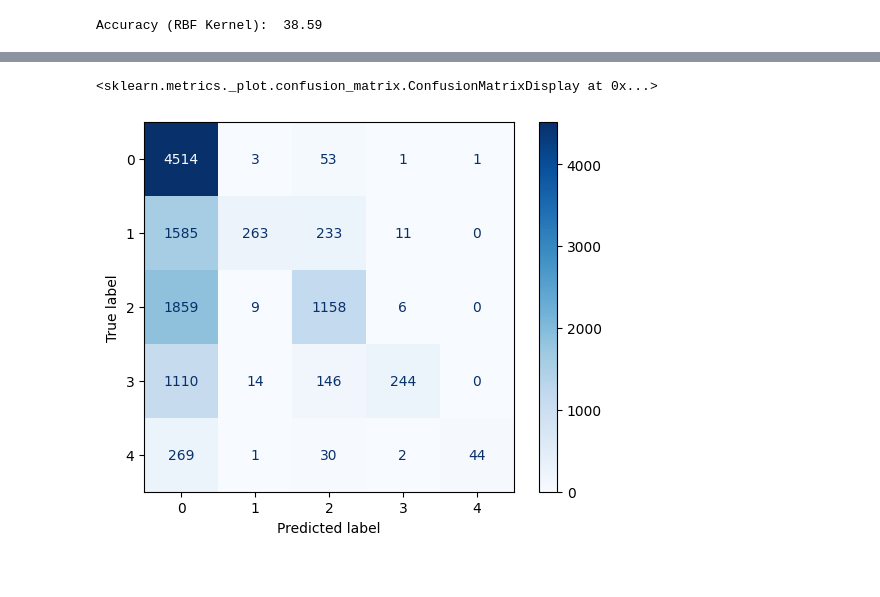
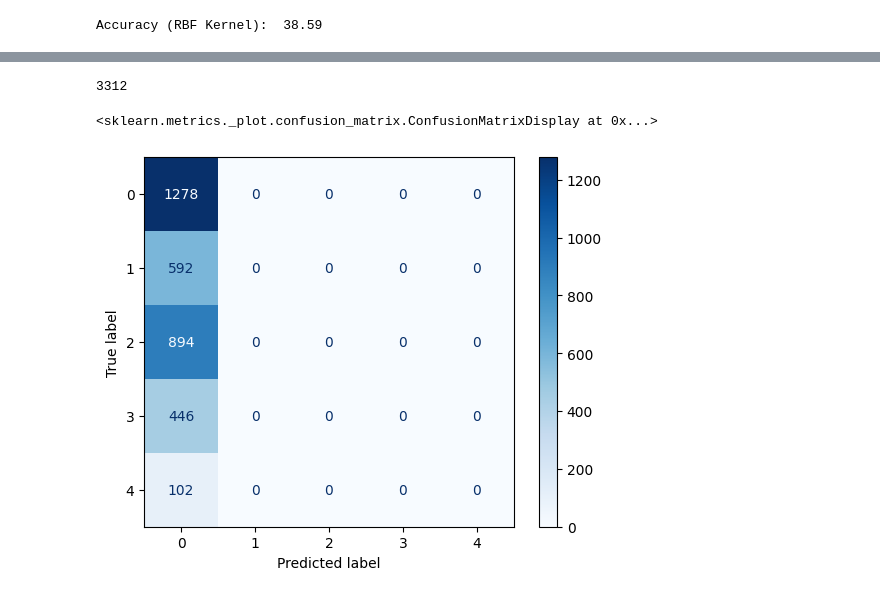
Before and after one commit to dannielHCVieira/PAI_ArthritisDetection, a Jupyter notebook: jupyter/train_model_svm.ipynb, the cells around one changed output, grey strips where cells are left out. Drawn from its saved outputs; the diff is of its cells as text; code cells hidden in the pictures.

```diff
--- a/jupyter/train_model_svm.ipynb
+++ b/jupyter/train_model_svm.ipynb
@@ -183,0 +181,8 @@ tf.config.list_physical_devices('GPU')
+# %%
+def count_black_pixels(image):
+    # print(cropped)
+    ret, bw = cv.threshold(image, 0, 255, cv.THRESH_BINARY | cv.THRESH_OTSU)
+    # count non zero
+    IMAGE_SIZE = 224 * 224
+    response = cv.countNonZero(bw)
+    return IMAGE_SIZE - response
@@ -255,3 +272,17 @@ for data in test_data:
+# %%
+train_data_table = []
+i = 0
+for data in train_data:
+    count_black = count_black_pixels(data)
+    train_data_table.append((i,count_black))
+    i += 1
+# %%
+test_data_table = []
+i = 0
+for data in test_data:
+    count_black = count_black_pixels(data)
+    test_data_table.append((i,count_black))
+    i += 1
 # %%
 len(train_data_table)
 # %% [output]
@@ -315,3 +341,6 @@ numpy.ndarray
+# %%
+test_labels = np.array(test_labels, dtype=object)
+test_labels_int = test_labels.astype(np.dtype(np.int_))
 # %%
 # instanciar o modelo XGBoost
 model = XGBClassifier(n_estimators = 650,
@@ -332,5 +373,9 @@ len(test_data_table)
+# %%
+len(test_data_table)
+# %% [output]
+3312
 # %%
-plot_confusion_matrix(model, train_data_table, train_labels_int, cmap='Blues')
+plot_confusion_matrix(model, test_data_table, test_labels_int, cmap='Blues')
 # %% [output]
 <sklearn.metrics._plot.confusion_matrix.ConfusionMatrixDisplay at 0x...>
-[figure, old version]
+[figure, new version]
```
Also changed, not shown: parts of 13 cells of this notebook.
